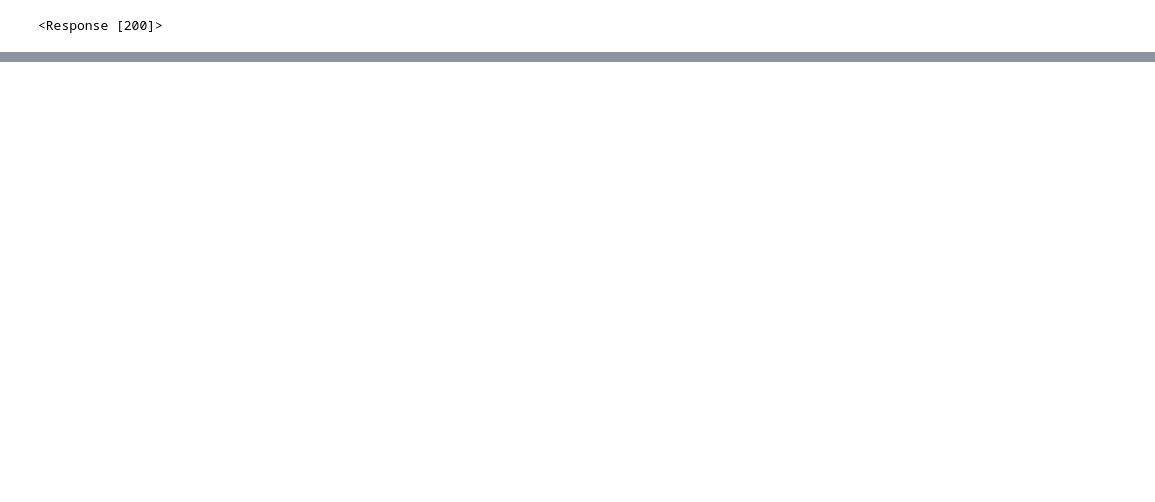
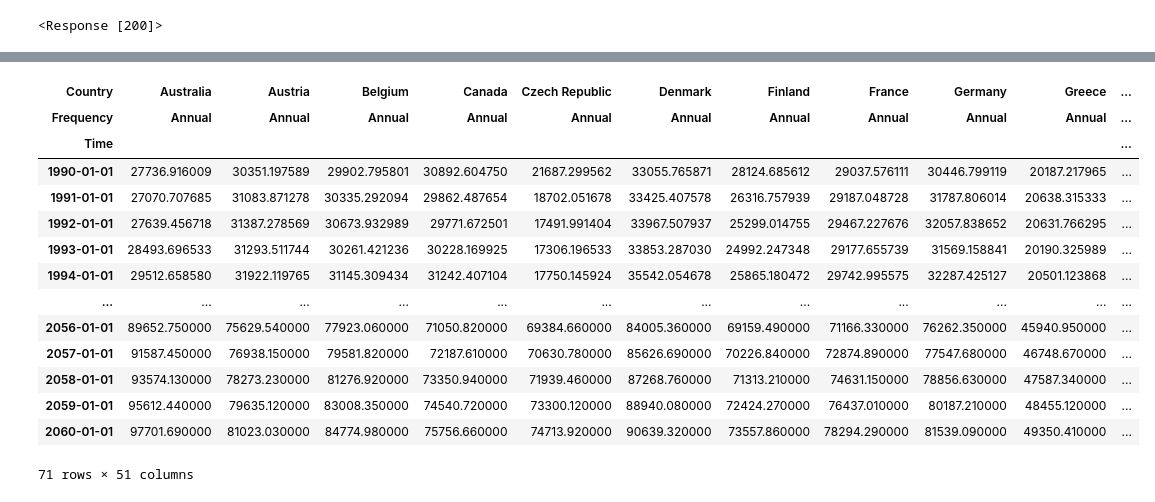
Before and after one commit to bdmckean/econ, a Jupyter notebook: gdp/OECD_download.ipynb, the cells around one changed output, grey strips where cells are left out. Cells and saved outputs as stored; diff of their text form; code cells hidden in the pictures; blank space fills up the shorter version.

```diff
--- a/gdp/OECD_download.ipynb
+++ b/gdp/OECD_download.ipynb
@@ -14,0 +129,18 @@ b'{"header":{"id":"c8b35584-4415-41b4-a55f-4b5c93b9e989","test":false,"prepared"
+# %%
+df_gdp_pp
+# %% [output]
+| Country | Australia | Austria | Belgium | Canada | Czech Republic | Denmark | Finland | France | Germany | Greece | ... |
+| Frequency | Annual | Annual | Annual | Annual | Annual | Annual | Annual | Annual | Annual | Annual | ... |
+| Time |  |  |  |  |  |  |  |  |  |  | ... |
+| 1990-01-01 | 27736.916009 | 30351.197589 | 29902.795801 | 30892.604750 | 21687.299562 | 33055.765871 | 28124.685612 | 29037.576111 | 30446.799119 | 20187.217965 | ... |
+| 1991-01-01 | 27070.707685 | 31083.871278 | 30335.292094 | 29862.487654 | 18702.051678 | 33425.407578 | 26316.757939 | 29187.048728 | 31787.806014 | 20638.315333 | ... |
+| 1992-01-01 | 27639.456718 | 31387.278569 | 30673.932989 | 29771.672501 | 17491.991404 | 33967.507937 | 25299.014755 | 29467.227676 | 32057.838652 | 20631.766295 | ... |
+| 1993-01-01 | 28493.696533 | 31293.511744 | 30261.421236 | 30228.169925 | 17306.196533 | 33853.287030 | 24992.247348 | 29177.655739 | 31569.158841 | 20190.325989 | ... |
+| 1994-01-01 | 29512.658580 | 31922.119765 | 31145.309434 | 31242.407104 | 17750.145924 | 35542.054678 | 25865.180472 | 29742.995575 | 32287.425127 | 20501.123868 | ... |
+| ... | ... | ... | ... | ... | ... | ... | ... | ... | ... | ... | ... |
+| 2056-01-01 | 89652.750000 | 75629.540000 | 77923.060000 | 71050.820000 | 69384.660000 | 84005.360000 | 69159.490000 | 71166.330000 | 76262.350000 | 45940.950000 | ... |
+| 2057-01-01 | 91587.450000 | 76938.150000 | 79581.820000 | 72187.610000 | 70630.780000 | 85626.690000 | 70226.840000 | 72874.890000 | 77547.680000 | 46748.670000 | ... |
+| 2058-01-01 | 93574.130000 | 78273.230000 | 81276.920000 | 73350.940000 | 71939.460000 | 87268.760000 | 71313.210000 | 74631.150000 | 78856.630000 | 47587.340000 | ... |
+| 2059-01-01 | 95612.440000 | 79635.120000 | 83008.350000 | 74540.720000 | 73300.120000 | 88940.080000 | 72424.270000 | 76437.010000 | 80187.210000 | 48455.120000 | ... |
+| 2060-01-01 | 97701.690000 | 81023.030000 | 84774.980000 | 75756.660000 | 74713.920000 | 90639.320000 | 73557.860000 | 78294.290000 | 81539.090000 | 49350.410000 | ... |
+71 rows × 51 columns
```
Also changed, not shown: parts of 36 cells of this notebook, 11 other files.
